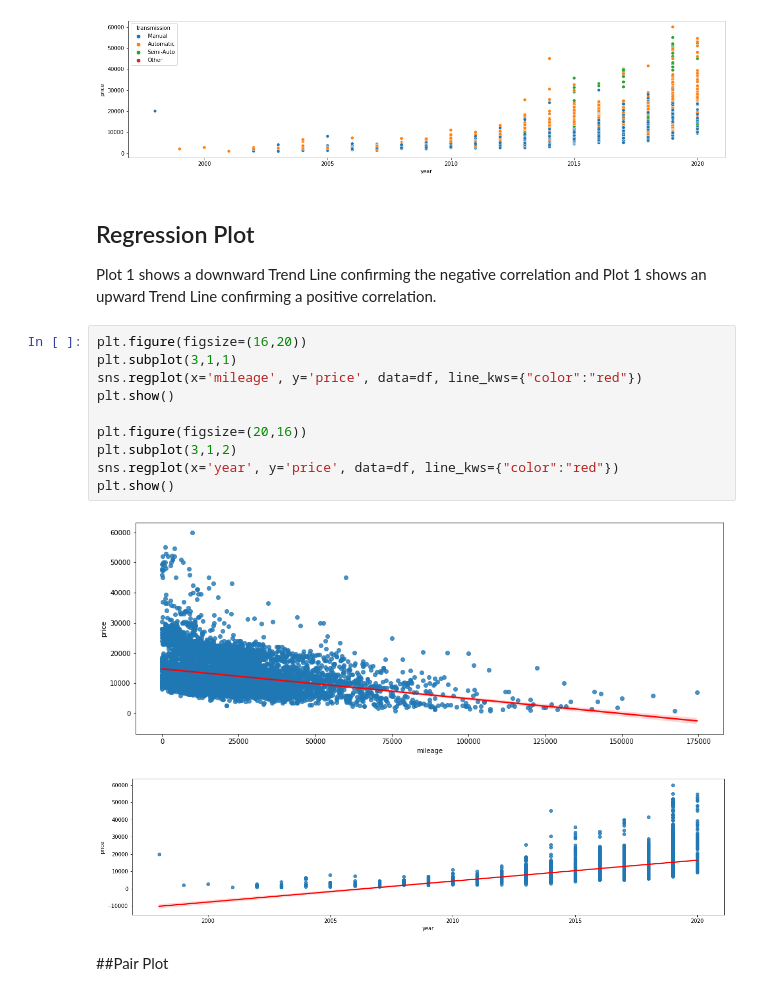
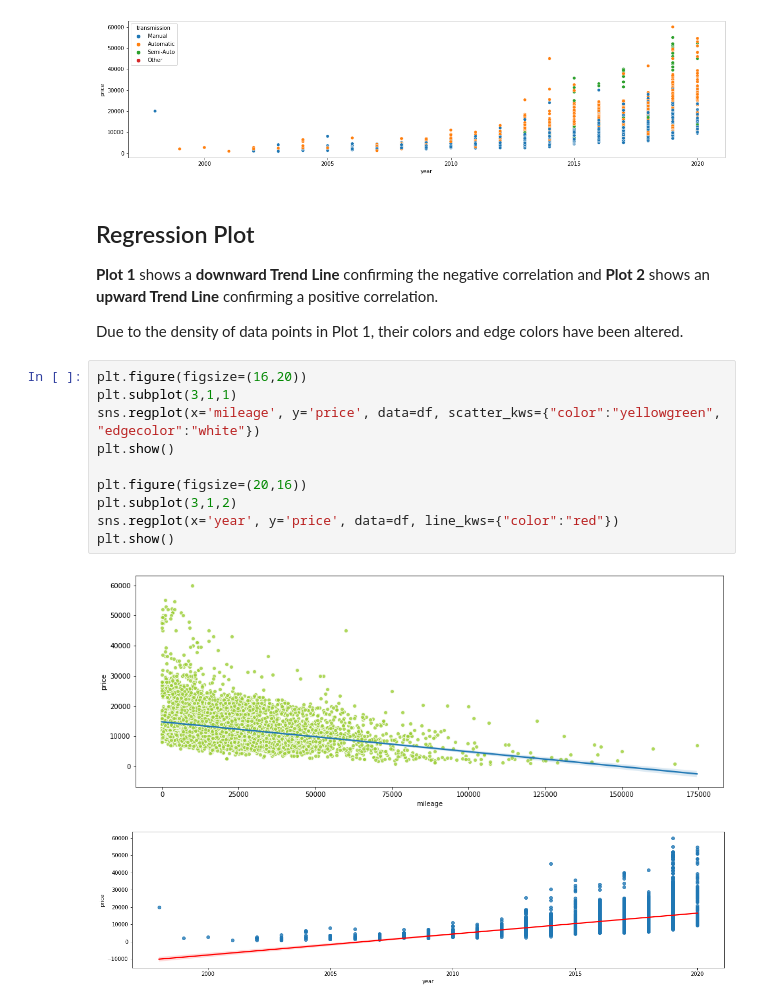
Before and after one commit to SamaSamrin/Toyota-Cars-EDA, a Jupyter notebook: TOYOTA_car_analysis.ipynb, the cells around one changed output. Saved outputs shown, nothing was run; the diff lists cells and outputs as text.

```diff
--- a/TOYOTA_car_analysis.ipynb
+++ b/TOYOTA_car_analysis.ipynb
@@ -117,19 +117,19 @@ plt.show()
 # %% [markdown]
 ## Regression Plot
 
-Plot 1 shows a downward Trend Line confirming the negative correlation and Plot 1 shows an upward Trend Line confirming a positive correlation.
+**Plot 1** shows a **downward Trend Line** confirming the negative correlation and **Plot 2** shows an **upward Trend Line** confirming a positive correlation.
+
+Due to the density of data points in Plot 1, their colors and edge colors have been altered.
 # %%
 plt.figure(figsize=(16,20))
 plt.subplot(3,1,1)
-sns.regplot(x='mileage', y='price', data=df, line_kws={"color":"red"})
+sns.regplot(x='mileage', y='price', data=df, scatter_kws={"color":"yellowgreen", "edgecolor":"white"})
 plt.show()
 
 plt.figure(figsize=(20,16))
 plt.subplot(3,1,2)
 sns.regplot(x='year', y='price', data=df, line_kws={"color":"red"})
 plt.show()
 # %% [output]
-[figure, old version]
+[figure, new version]
 [figure]
-# %% [markdown]
-##Pair Plot
```
Also changed, not shown: parts of 2 cells of this notebook.
